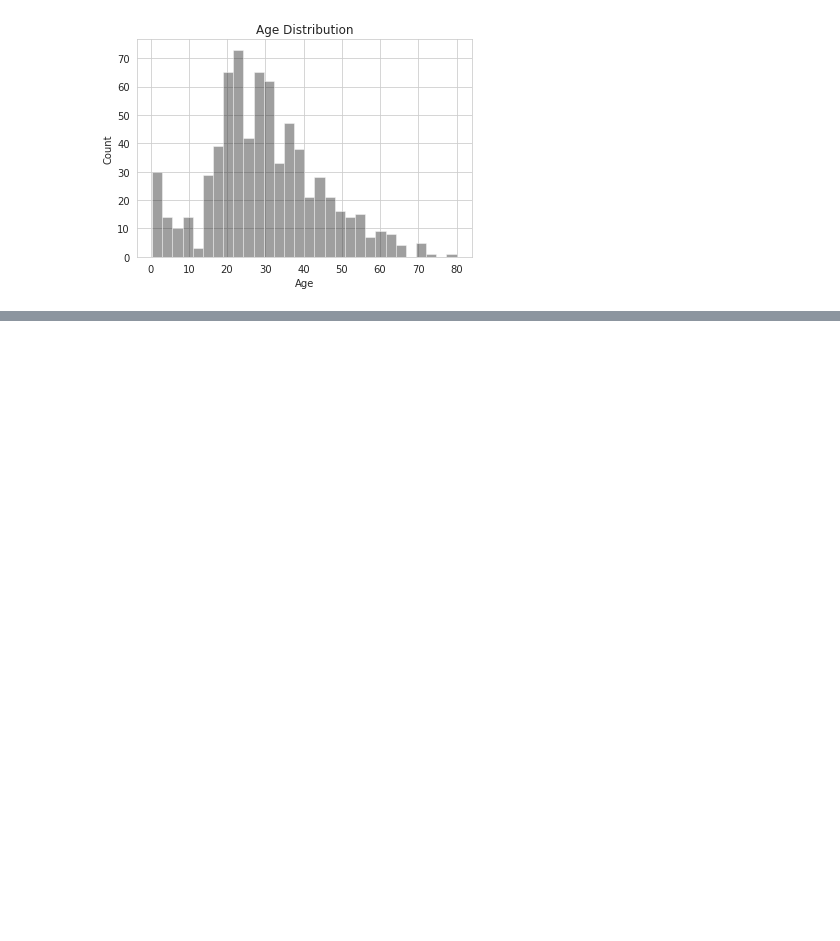
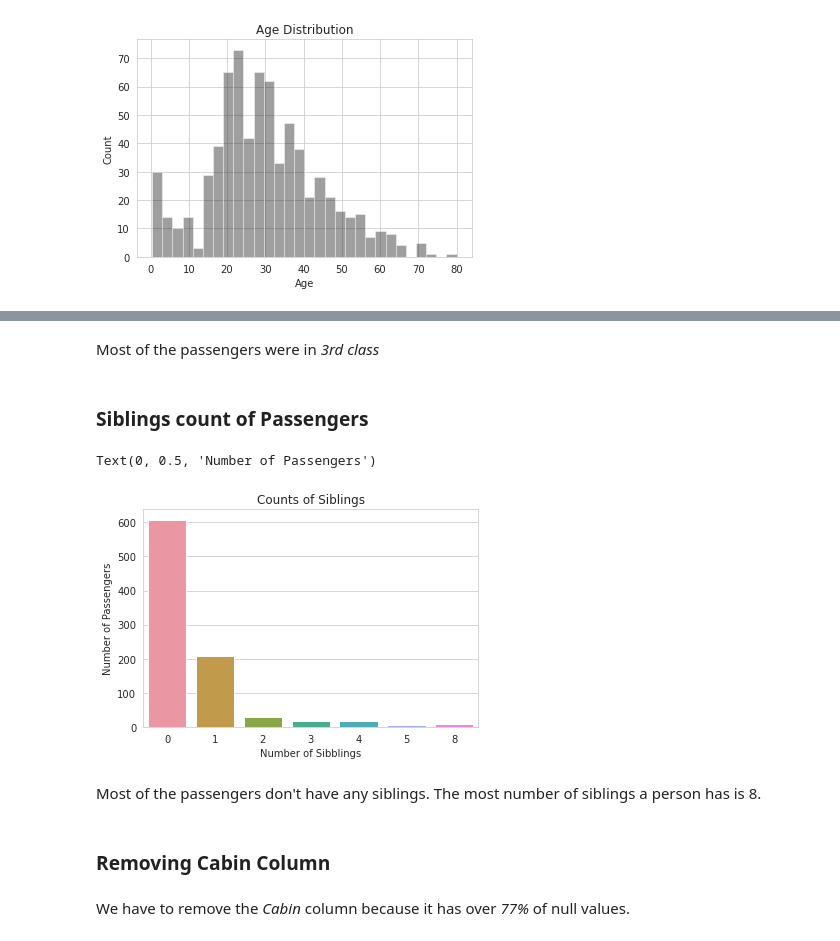
Before and after one commit to N-eeraj/titanic_data-eda, a Jupyter notebook: Titanic Dataset - EDA.ipynb, the cells around one changed output, grey strips where cells are left out. Drawn from its saved outputs; the diff is of its cells as text; code cells hidden in the pictures; blank space fills up the shorter version.

Commit message:
droped cabin column & imputed age

```diff
--- a/Titanic Dataset - EDA.ipynb
+++ b/Titanic Dataset - EDA.ipynb
@@ -148,0 +168,19 @@ Text(0.5, 1.0, 'Age Distribution')
+# %% [markdown]
+Most of the passengers were in *3rd class*
+# %% [markdown]
+### Siblings count of Passengers
+# %%
+siblings_count = sb.countplot(data = df, x = "SibSp")
+siblings_count.set_title("Counts of Siblings")
+siblings_count.set_xlabel("Number of Sibblings")
+siblings_count.set_ylabel("Number of Passengers")
+# %% [output]
+Text(0, 0.5, 'Number of Passengers')
+[figure, added]
+# %% [markdown]
+Most of the passengers don't have any siblings.
+The most number of siblings a person has is 8.
+# %% [markdown]
+### Removing Cabin Column
+# %% [markdown]
+We have to remove the *Cabin* column because it has over *77%* of null values.
```
Also changed, not shown: parts of 15 cells of this notebook.
